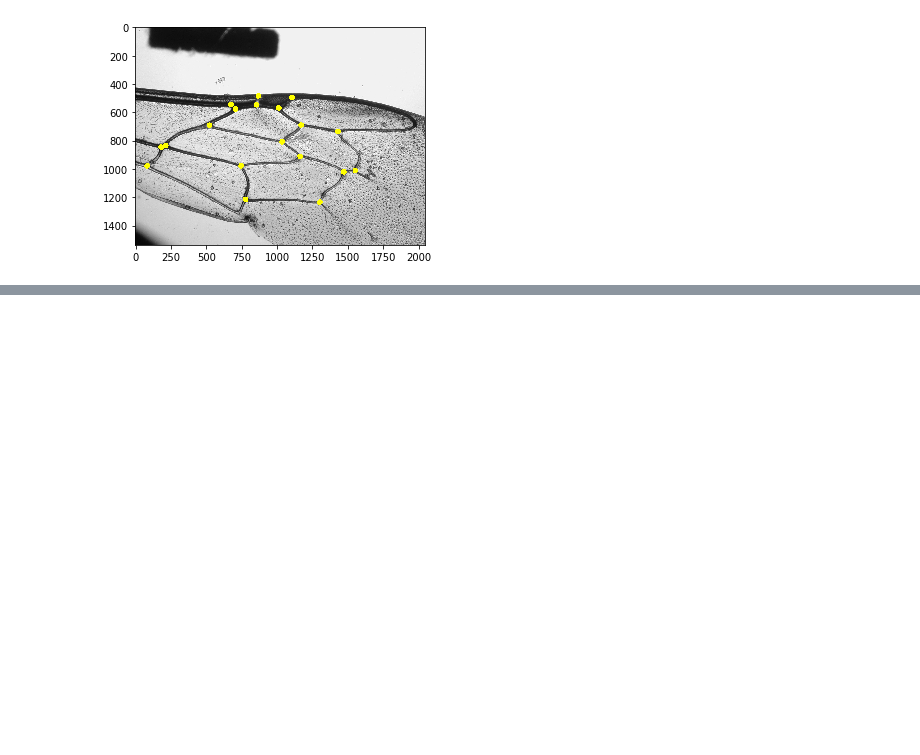
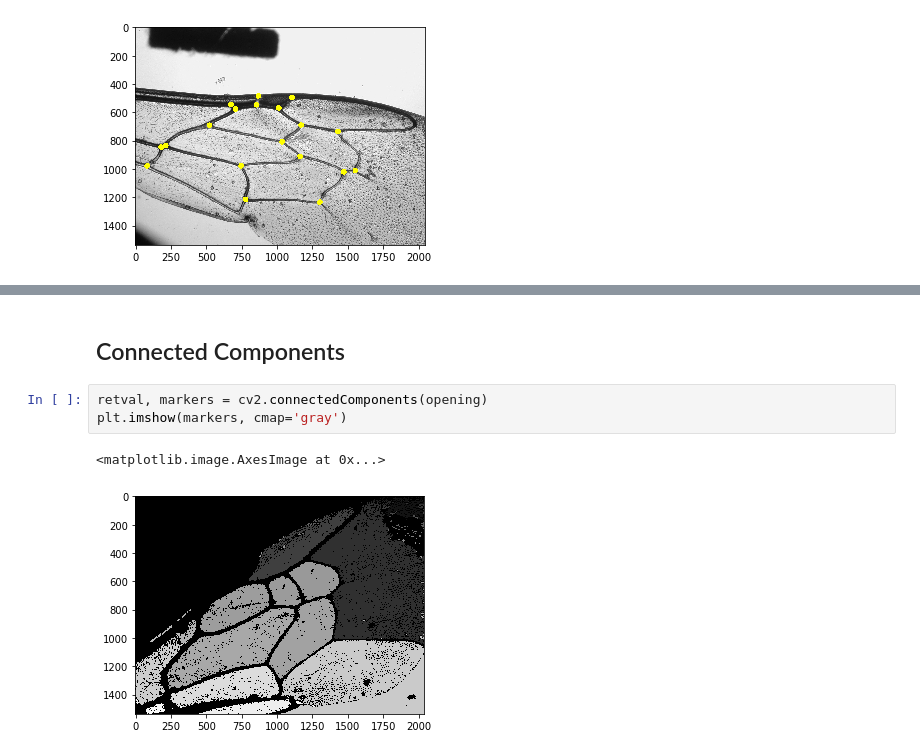
Before and after one commit to DaniGodin/BeeDetect, a Jupyter notebook: src/Alex_tests.ipynb, the cells around one changed output, grey strips where cells are left out. Cells and saved outputs as stored; diff of their text form; blank space fills up the shorter version.

```diff
--- a/src/Alex_tests.ipynb
+++ b/src/Alex_tests.ipynb
@@ -44,0 +66,8 @@ plt.imshow(th3, cmap='gray')
+# %% [markdown]
+## Connected Components
+# %%
+retval, markers = cv2.connectedComponents(opening)
+plt.imshow(markers, cmap='gray')
+# %% [output]
+<matplotlib.image.AxesImage at 0x...>
+[figure, added]
```
Also changed, not shown: parts of 25 cells of this notebook.
